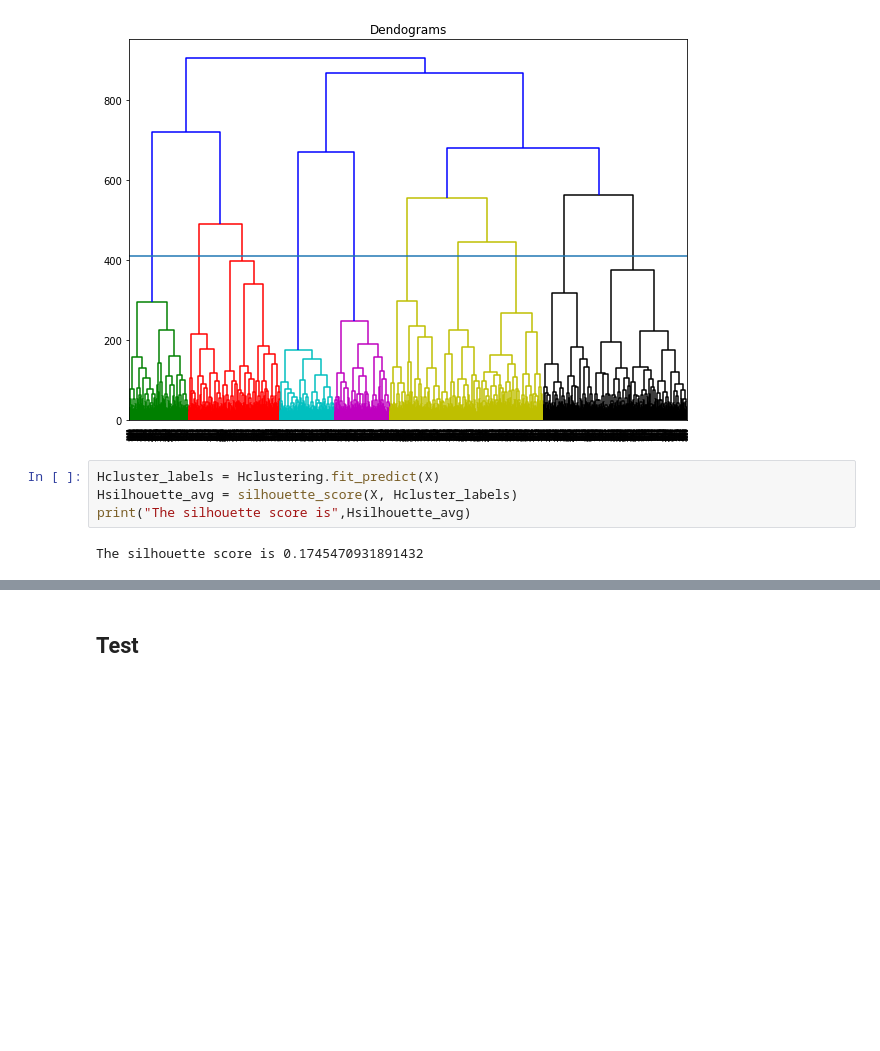
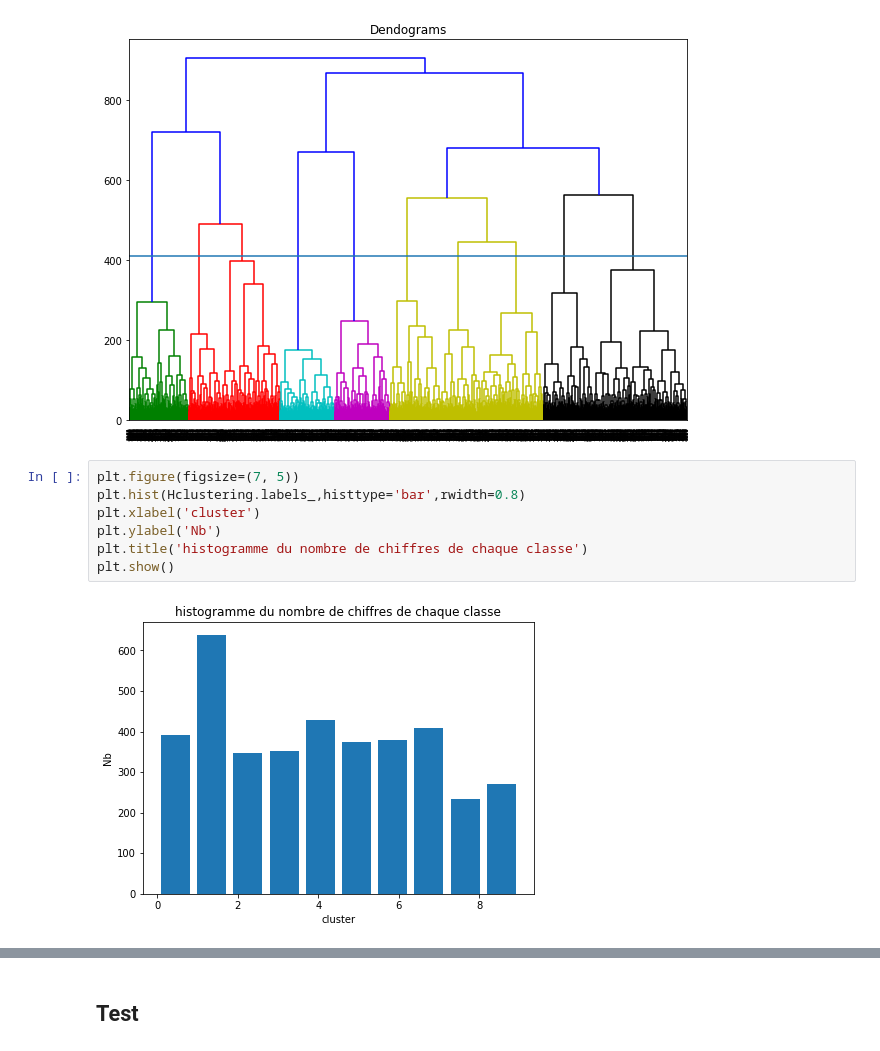
Before and after one commit to ZoeYou/prb-projet-tp-s4, a Jupyter notebook: projet/projet_prb.ipynb, the cells around one changed output, grey strips where cells are left out. Saved outputs shown, nothing was run; the diff lists cells and outputs as text; blank space fills up the shorter version.

```diff
--- a/projet/projet_prb.ipynb
+++ b/projet/projet_prb.ipynb
@@ -304,9 +346,12 @@ plt.axhline(y=410)
 plt.show()
 # %% [output]
 [figure]
-# %%
-Hcluster_labels = Hclustering.fit_predict(X)
-Hsilhouette_avg = silhouette_score(X, Hcluster_labels)
-print("The silhouette score is",Hsilhouette_avg)
-# %% [output]
-The silhouette score is 0.1745470931891432
+# %%
+plt.figure(figsize=(7, 5))
+plt.hist(Hclustering.labels_,histtype='bar',rwidth=0.8)
+plt.xlabel('cluster')
+plt.ylabel('Nb')
+plt.title('histogramme du nombre de chiffres de chaque classe')
+plt.show()
+# %% [output]
+[figure, added]
```
Also changed, not shown: parts of 34 cells of this notebook, 1 other file.
